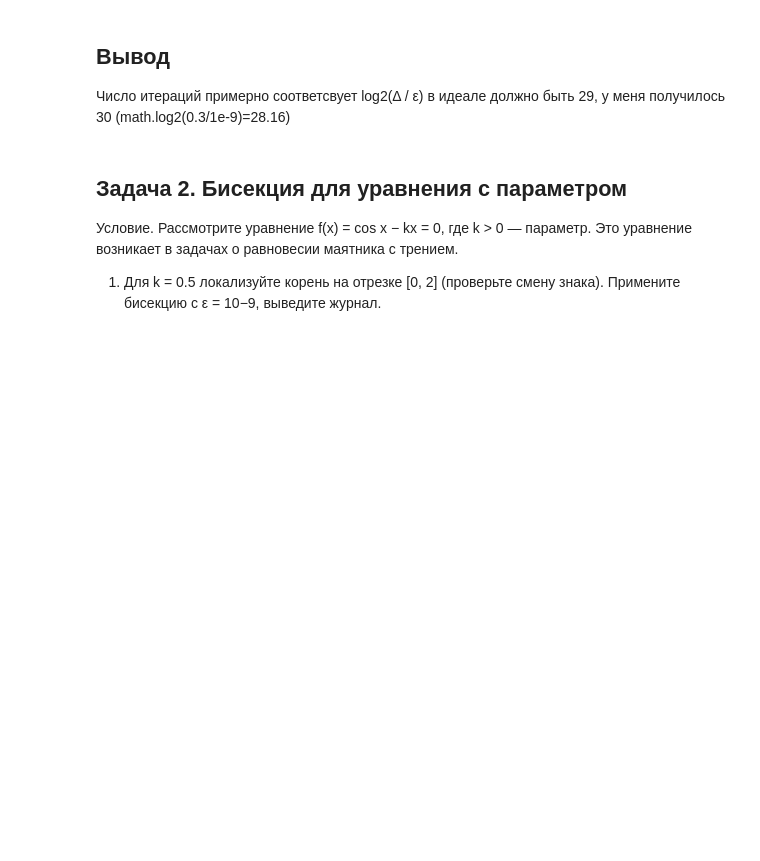
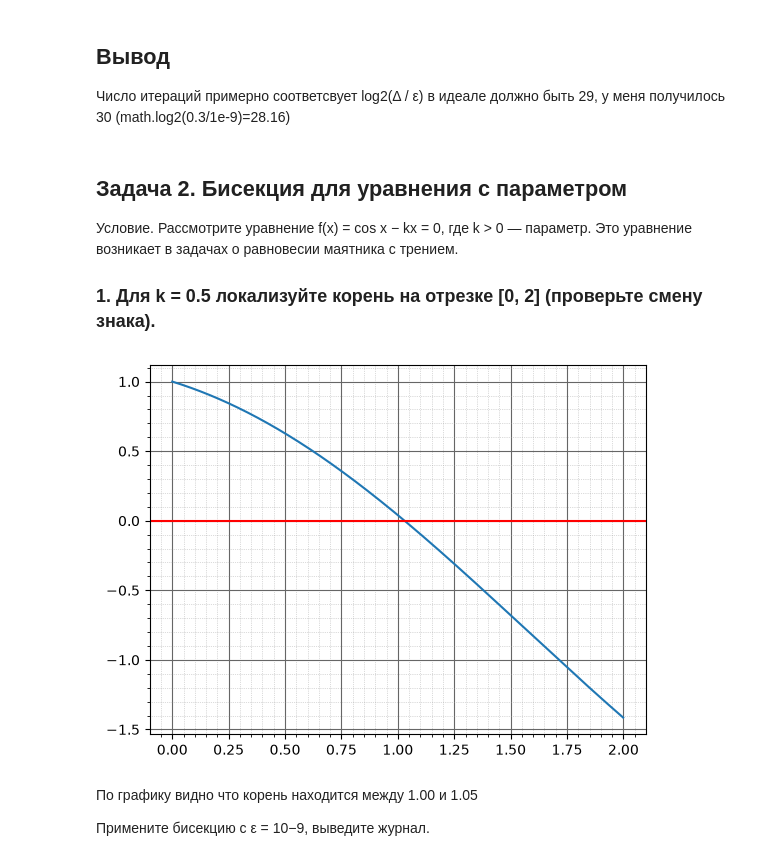
Before and after one commit to SpideErik/numerical_methods, a Jupyter notebook: classwork_04/report.ipynb, the cells around one changed output. Drawn from its saved outputs; the diff is of its cells as text; code cells hidden in the pictures; blank space fills up the shorter version.

```diff
--- a/classwork_04/report.ipynb
+++ b/classwork_04/report.ipynb
@@ -179,5 +179,34 @@ print(f'Погрешности абсолютная: {delta} относител
 
 Условие. Рассмотрите уравнение f(x) = cos x − kx = 0, где k > 0 — параметр. Это
 уравнение возникает в задачах о равновесии маятника с трением.
-1. Для k = 0.5 локализуйте корень на отрезке [0, 2] (проверьте смену знака).
-Примените бисекцию с ε = 10−9, выведите журнал.
+
+### 1. Для k = 0.5 локализуйте корень на отрезке [0, 2] (проверьте смену знака).
+# %%
+def f(x):
+    return np.cos(x) - k*x
+
+k = 0.5
+x = np.arange(0,2,0.001)
+y = f(x)
+
+ax = plt.subplot()
+ax.minorticks_on() # мелкие деления что бы лучше видеть границы где нахождится корень
+
+ax.plot(x, y)
+
+# 2. Настраиваем сетку для основных (больших) делений
+ax.grid(which='major', color='#666666', linestyle='-', linewidth=0.8)
+
+# 3. Настраиваем сетку для вспомогательных (внутренних) делений
+ax.grid(which='minor', color='#999999', linestyle=':', linewidth=0.5, alpha=0.7)
+
+# Красная горизонтальная линия на уровне y = 0
+ax.axhline(0, color='red', linewidth=1.5)
+
+plt.show()
+# %% [output]
+[figure, added]
+# %% [markdown]
+По графику видно что корень находится между 1.00 и 1.05
+
+Примените бисекцию с ε = 10−9, выведите журнал.
```
Also changed, not shown: parts of 10 cells of this notebook, 5 other files.
